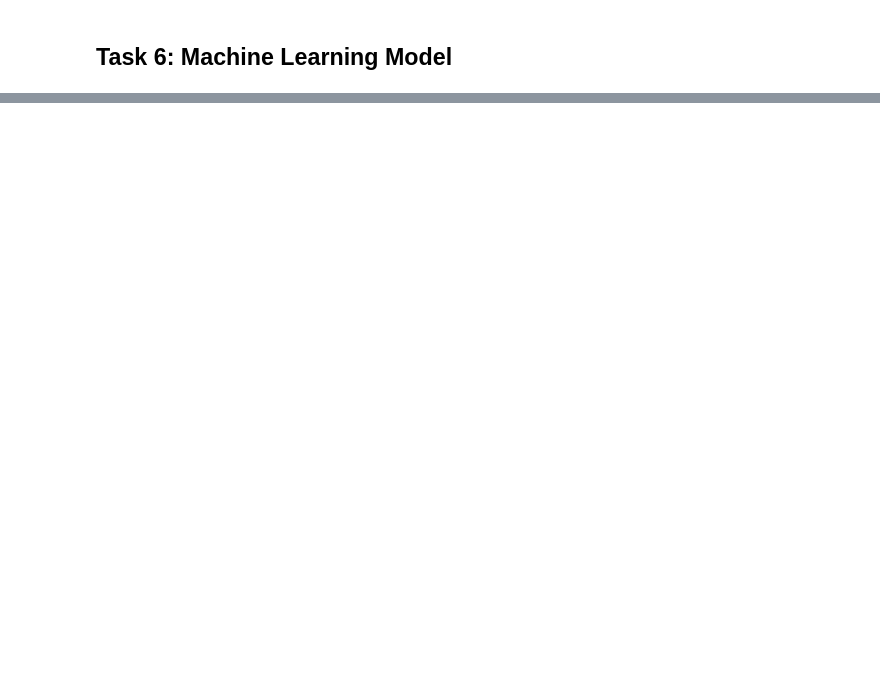
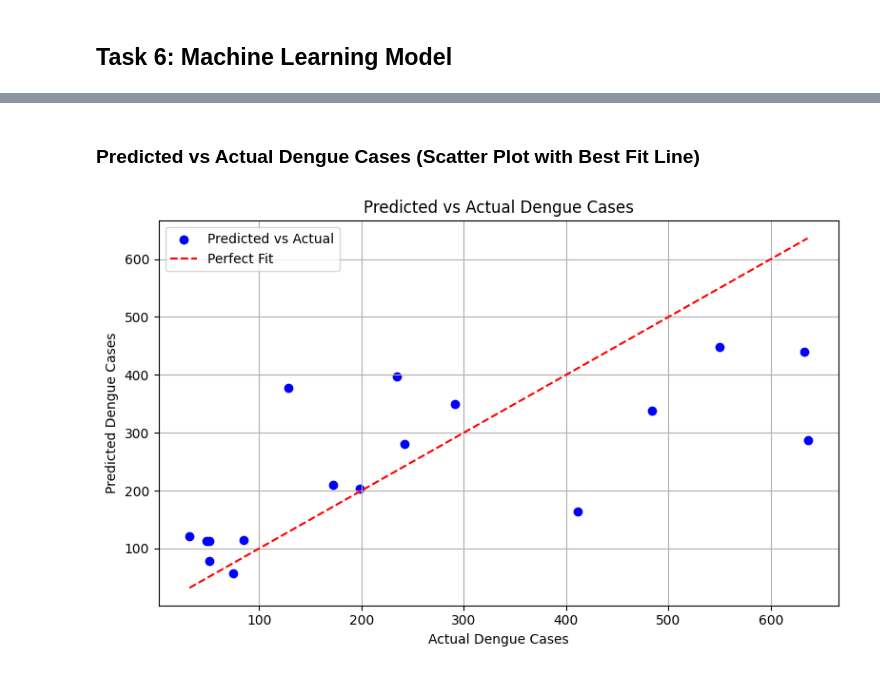
Before and after one commit to Jx1126/ds-midterm, a Jupyter notebook: midterm.ipynb, the cells around one changed output, grey strips where cells are left out. Cells and saved outputs as stored; diff of their text form; code cells hidden in the pictures; blank space fills up the shorter version.

```diff
--- a/midterm.ipynb
+++ b/midterm.ipynb
@@ -505,0 +547,11 @@ The scatter plot shows the positive correlation between DHF and dengue cases, as
+# %%
+# Identify the features and label
+features = ['Year', 'Eweek','Weekly Rainfall', 'Mean Temperature', 'DHF Cases']
+label = 'Dengue Cases'
+
+X = merged_data[features]
+y = merged_data[label]
+
+print('Features:\n', X)
+print('\n----------------')
+print('\nLabel:\n', y)
@@ -505,0 +576,6 @@ The scatter plot shows the positive correlation between DHF and dengue cases, as
+# %%
+# Split the dataset into training and testing sets
+X_train, X_test, y_train, y_test = tts(X, y, test_size=0.1, random_state=42)
+print('Training set\n-------------')
+print('X train:', X_train.shape)
+print('y train:', y_train.shape)
@@ -505,0 +587,4 @@ The scatter plot shows the positive correlation between DHF and dengue cases, as
+# %%
+# Create a linear regression model
+model = LinearRegression()
+model.fit(X_train, y_train)
@@ -505,0 +593,3 @@ The scatter plot shows the positive correlation between DHF and dengue cases, as
+# %%
+# Predict the dengue cases
+y_pred = model.predict(X_test)
@@ -505,0 +618,21 @@ The scatter plot shows the positive correlation between DHF and dengue cases, as
+# %% [markdown]
+### Predicted vs Actual Dengue Cases (Scatter Plot with Best Fit Line)
+# %%
+plt.figure(figsize = (8, 5))
+
+# Scatter plot of actual vs predicted dengue cases
+plt.scatter(y_test, y_pred, color = 'blue', label = 'Predicted vs Actual')
+# Perfect fit line
+plt.plot([y_test.min(), y_test.max()], [y_test.min(), y_test.max()], 'r--', label = 'Perfect Fit')
+
+# Graph properties
+plt.xlabel('Actual Dengue Cases')
+plt.ylabel('Predicted Dengue Cases')
+plt.title('Predicted vs Actual Dengue Cases')
+plt.legend()
+plt.grid()
+
+plt.tight_layout()
+plt.show()
+# %% [output]
+[figure, added]
```
Also changed, not shown: parts of 18 cells of this notebook.
